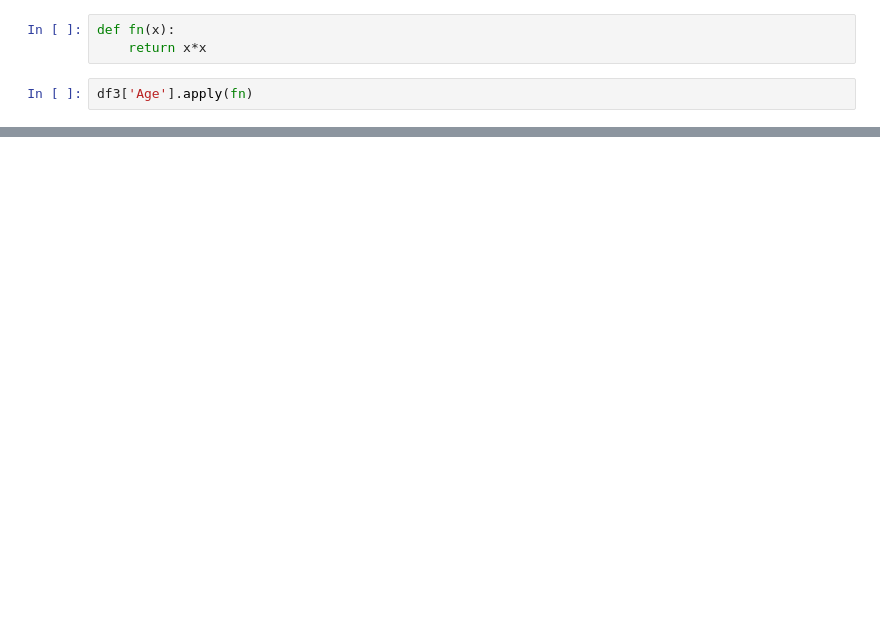
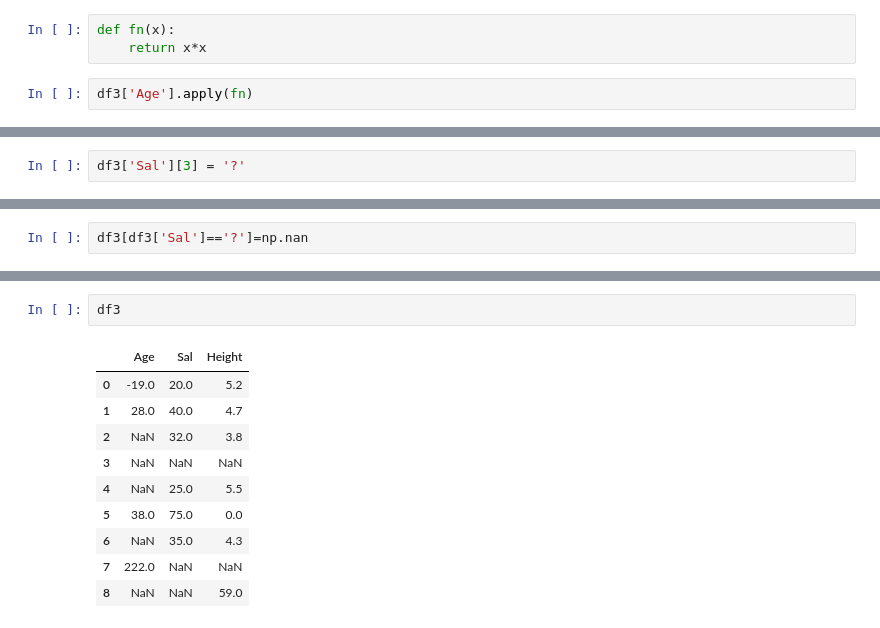
Before and after one commit to Pavan-gs/Sigmoid_azure, a Jupyter notebook: pandas.ipynb, the cells around one changed output, grey strips where cells are left out. Drawn from its saved outputs; the diff is of its cells as text; blank space fills up the shorter version.

```diff
--- a/pandas.ipynb
+++ b/pandas.ipynb
@@ -649,0 +632,2 @@ df3['Age'].apply(fn)
+# %%
+df3['Sal'][3] = '?'
@@ -649,0 +640,2 @@ df3['Age'].apply(fn)
+# %%
+df3[df3['Sal']=='?']=np.nan
@@ -649,0 +655,13 @@ df3['Age'].apply(fn)
+# %%
+df3
+# %% [output]
+|  | Age | Sal | Height |
+| 0 | -19.0 | 20.0 | 5.2 |
+| 1 | 28.0 | 40.0 | 4.7 |
+| 2 | NaN | 32.0 | 3.8 |
+| 3 | NaN | NaN | NaN |
+| 4 | NaN | 25.0 | 5.5 |
+| 5 | 38.0 | 75.0 | 0.0 |
+| 6 | NaN | 35.0 | 4.3 |
+| 7 | 222.0 | NaN | NaN |
+| 8 | NaN | NaN | 59.0 |
```
Also changed, not shown: parts of 11 cells of this notebook.
